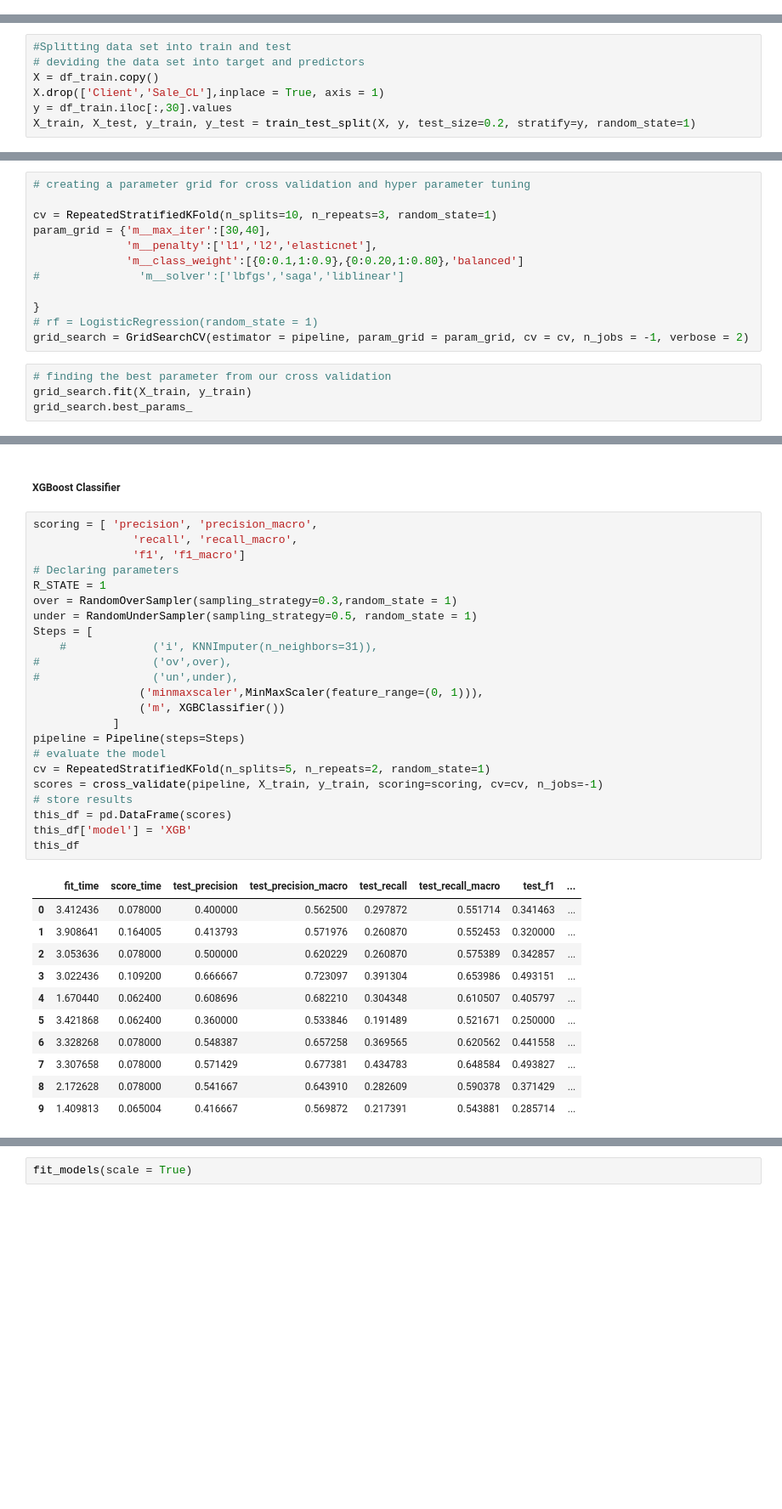
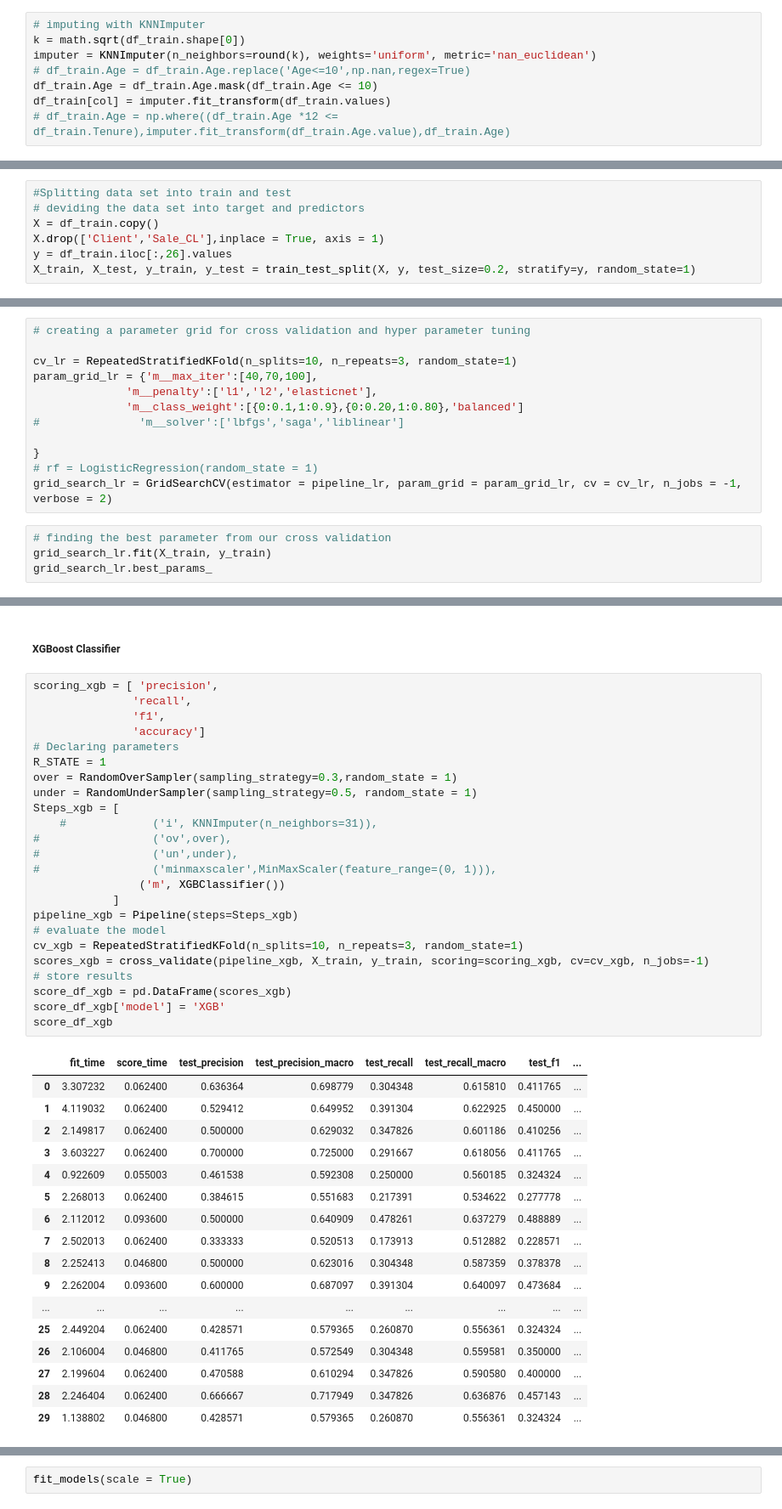
Before and after one commit to Alok2412/Direct-Marketing-Optimization, a Jupyter notebook: Propensity_Model_For_Consumer_Loan.ipynb, the cells around one changed output, grey strips where cells are left out. Shown at 85% size. Drawn from its saved outputs; the diff is of its cells as text; blank space fills up the shorter version.

```diff
--- a/Propensity_Model_For_Consumer_Loan.ipynb
+++ b/Propensity_Model_For_Consumer_Loan.ipynb
@@ -286,3 +265,11 @@ df_train.describe().T
+# %%
+# imputing with KNNImputer
+k = math.sqrt(df_train.shape[0])
+imputer = KNNImputer(n_neighbors=round(k), weights='uniform', metric='nan_euclidean')
+# df_train.Age = df_train.Age.replace('Age<=10',np.nan,regex=True)
+df_train.Age = df_train.Age.mask(df_train.Age <= 10)
+df_train[col] = imputer.fit_transform(df_train.values)
+# df_train.Age = np.where((df_train.Age *12 <= df_train.Tenure),imputer.fit_transform(df_train.Age.value),df_train.Age)
 # %%
 # sns.pairplot(df_train[col], hue='Sale_CL', corner=True);
 # %%
@@ -314,7 +301,7 @@ Two ways by which we can handle this class imbalance problem:
 # deviding the data set into target and predictors
 X = df_train.copy()
 X.drop(['Client','Sale_CL'],inplace = True, axis = 1)
-y = df_train.iloc[:,30].values
+y = df_train.iloc[:,26].values
 X_train, X_test, y_train, y_test = train_test_split(X, y, test_size=0.2, stratify=y, random_state=1)
 # %%
 # def fit_models(scale = False):
@@ -407,17 +395,17 @@ this_df
 # %%
 # creating a parameter grid for cross validation and hyper parameter tuning
 
-cv = RepeatedStratifiedKFold(n_splits=10, n_repeats=3, random_state=1)
-param_grid = {'m__max_iter':[30,40],
+cv_lr = RepeatedStratifiedKFold(n_splits=10, n_repeats=3, random_state=1)
+param_grid_lr = {'m__max_iter':[40,70,100],
               'm__penalty':['l1','l2','elasticnet'],
               'm__class_weight':[{0:0.1,1:0.9},{0:0.20,1:0.80},'balanced']
 #               'm__solver':['lbfgs','saga','liblinear']
 
 }
 # rf = LogisticRegression(random_state = 1)
-grid_search = GridSearchCV(estimator = pipeline, param_grid = param_grid, cv = cv, n_jobs = -1, verbose = 2)
+grid_search_lr = GridSearchCV(estimator = pipeline_lr, param_grid = param_grid_lr, cv = cv_lr, n_jobs = -1, verbose = 2)
 # %%
 # finding the best parameter from our cross validation
-grid_search.fit(X_train, y_train)
-grid_search.best_params_
+grid_search_lr.fit(X_train, y_train)
+grid_search_lr.best_params_
 # %% [output]
@@ -500,38 +495,45 @@ weighted avg       0.59      0.70      0.58       194
 # %% [markdown]
 ##### XGBoost Classifier
 # %%
-scoring = [ 'precision', 'precision_macro',
-               'recall', 'recall_macro',
-               'f1', 'f1_macro']
+scoring_xgb = [ 'precision',
+               'recall',
+               'f1',
+               'accuracy']
 # Declaring parameters
 R_STATE = 1
 over = RandomOverSampler(sampling_strategy=0.3,random_state = 1)
 under = RandomUnderSampler(sampling_strategy=0.5, random_state = 1)
-Steps = [
+Steps_xgb = [
     #             ('i', KNNImputer(n_neighbors=31)),
 #                 ('ov',over),
 #                 ('un',under),
-                ('minmaxscaler',MinMaxScaler(feature_range=(0, 1))),
+#                 ('minmaxscaler',MinMaxScaler(feature_range=(0, 1))),
                 ('m', XGBClassifier())
             ]
-pipeline = Pipeline(steps=Steps)
+pipeline_xgb = Pipeline(steps=Steps_xgb)
 # evaluate the model
-cv = RepeatedStratifiedKFold(n_splits=5, n_repeats=2, random_state=1)
-scores = cross_validate(pipeline, X_train, y_train, scoring=scoring, cv=cv, n_jobs=-1)
+cv_xgb = RepeatedStratifiedKFold(n_splits=10, n_repeats=3, random_state=1)
+scores_xgb = cross_validate(pipeline_xgb, X_train, y_train, scoring=scoring_xgb, cv=cv_xgb, n_jobs=-1)
 # store results
-this_df = pd.DataFrame(scores)
-this_df['model'] = 'XGB'
-this_df
+score_df_xgb = pd.DataFrame(scores_xgb)
+score_df_xgb['model'] = 'XGB'
+score_df_xgb
 # %% [output]
 |  | fit_time | score_time | test_precision | test_precision_macro | test_recall | test_recall_macro | test_f1 | ... |
-| 0 | 3.412436 | 0.078000 | 0.400000 | 0.562500 | 0.297872 | 0.551714 | 0.341463 | ... |
-| 1 | 3.908641 | 0.164005 | 0.413793 | 0.571976 | 0.260870 | 0.552453 | 0.320000 | ... |
-| 2 | 3.053636 | 0.078000 | 0.500000 | 0.620229 | 0.260870 | 0.575389 | 0.342857 | ... |
-| 3 | 3.022436 | 0.109200 | 0.666667 | 0.723097 | 0.391304 | 0.653986 | 0.493151 | ... |
-| 4 | 1.670440 | 0.062400 | 0.608696 | 0.682210 | 0.304348 | 0.610507 | 0.405797 | ... |
-| 5 | 3.421868 | 0.062400 | 0.360000 | 0.533846 | 0.191489 | 0.521671 | 0.250000 | ... |
-| 6 | 3.328268 | 0.078000 | 0.548387 | 0.657258 | 0.369565 | 0.620562 | 0.441558 | ... |
-| 7 | 3.307658 | 0.078000 | 0.571429 | 0.677381 | 0.434783 | 0.648584 | 0.493827 | ... |
-| 8 | 2.172628 | 0.078000 | 0.541667 | 0.643910 | 0.282609 | 0.590378 | 0.371429 | ... |
-| 9 | 1.409813 | 0.065004 | 0.416667 | 0.569872 | 0.217391 | 0.543881 | 0.285714 | ... |
+| 0 | 3.307232 | 0.062400 | 0.636364 | 0.698779 | 0.304348 | 0.615810 | 0.411765 | ... |
+| 1 | 4.119032 | 0.062400 | 0.529412 | 0.649952 | 0.391304 | 0.622925 | 0.450000 | ... |
+| 2 | 2.149817 | 0.062400 | 0.500000 | 0.629032 | 0.347826 | 0.601186 | 0.410256 | ... |
+| 3 | 3.603227 | 0.062400 | 0.700000 | 0.725000 | 0.291667 | 0.618056 | 0.411765 | ... |
+| 4 | 0.922609 | 0.055003 | 0.461538 | 0.592308 | 0.250000 | 0.560185 | 0.324324 | ... |
+| 5 | 2.268013 | 0.062400 | 0.384615 | 0.551683 | 0.217391 | 0.534622 | 0.277778 | ... |
+| 6 | 2.112012 | 0.093600 | 0.500000 | 0.640909 | 0.478261 | 0.637279 | 0.488889 | ... |
+| 7 | 2.502013 | 0.062400 | 0.333333 | 0.520513 | 0.173913 | 0.512882 | 0.228571 | ... |
+| 8 | 2.252413 | 0.046800 | 0.500000 | 0.623016 | 0.304348 | 0.587359 | 0.378378 | ... |
+| 9 | 2.262004 | 0.093600 | 0.600000 | 0.687097 | 0.391304 | 0.640097 | 0.473684 | ... |
+| ... | ... | ... | ... | ... | ... | ... | ... | ... |
+| 25 | 2.449204 | 0.062400 | 0.428571 | 0.579365 | 0.260870 | 0.556361 | 0.324324 | ... |
+| 26 | 2.106004 | 0.046800 | 0.411765 | 0.572549 | 0.304348 | 0.559581 | 0.350000 | ... |
+| 27 | 2.199604 | 0.062400 | 0.470588 | 0.610294 | 0.347826 | 0.590580 | 0.400000 | ... |
+| 28 | 2.246404 | 0.062400 | 0.666667 | 0.717949 | 0.347826 | 0.636876 | 0.457143 | ... |
+| 29 | 1.138802 | 0.046800 | 0.428571 | 0.579365 | 0.260870 | 0.556361 | 0.324324 | ... |
 # %%
```
Also changed, not shown: parts of 34 cells of this notebook.
